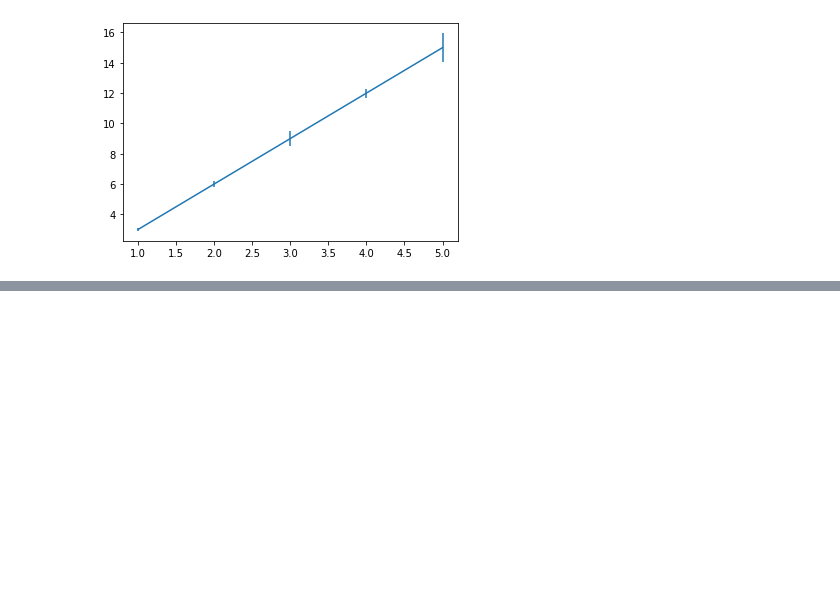
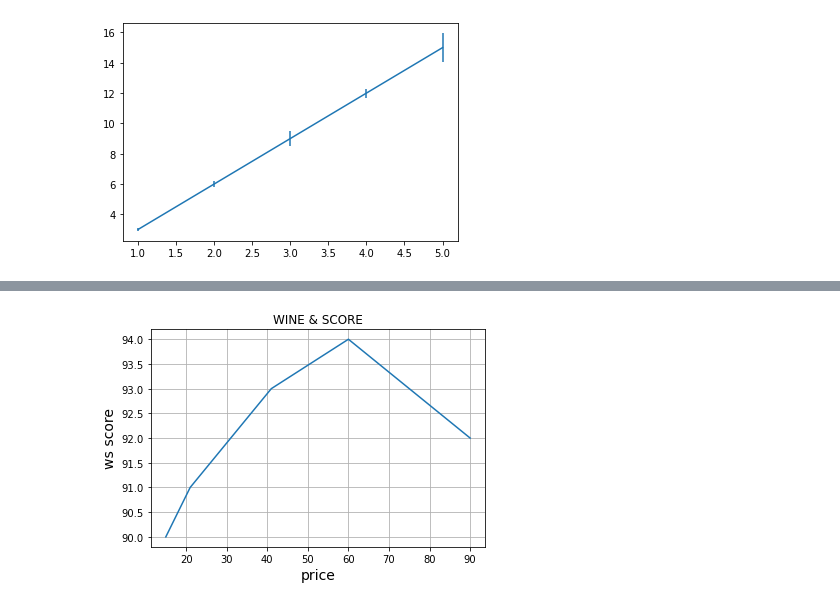
Before and after one commit to eaglehkim/python, a Jupyter notebook: prac2.ipynb, the cells around one changed output, grey strips where cells are left out. Cells and saved outputs as stored; diff of their text form; code cells hidden in the pictures; blank space fills up the shorter version.

```diff
--- a/prac2.ipynb
+++ b/prac2.ipynb
@@ -127,0 +138,19 @@ plt.show()
+# %%
+# scatter
+# x:price      [15,21,41,60,90]
+# y:ws score   [90,91,93,94,92]
+# title: wine & score
+# x & y label
+
+x = [15,21,41,60,90]
+y = [90,91,93,94,92]
+
+plt.plot(x,y)
+plt.title("WINE & SCORE")
+plt.xlabel("price", fontdict={"size":14})
+plt.ylabel("ws score", fontdict={"size":14})
+plt.grid()
+
+plt.show()
+# %% [output]
+[figure, added]
```
Also changed, not shown: parts of 3 cells of this notebook.
